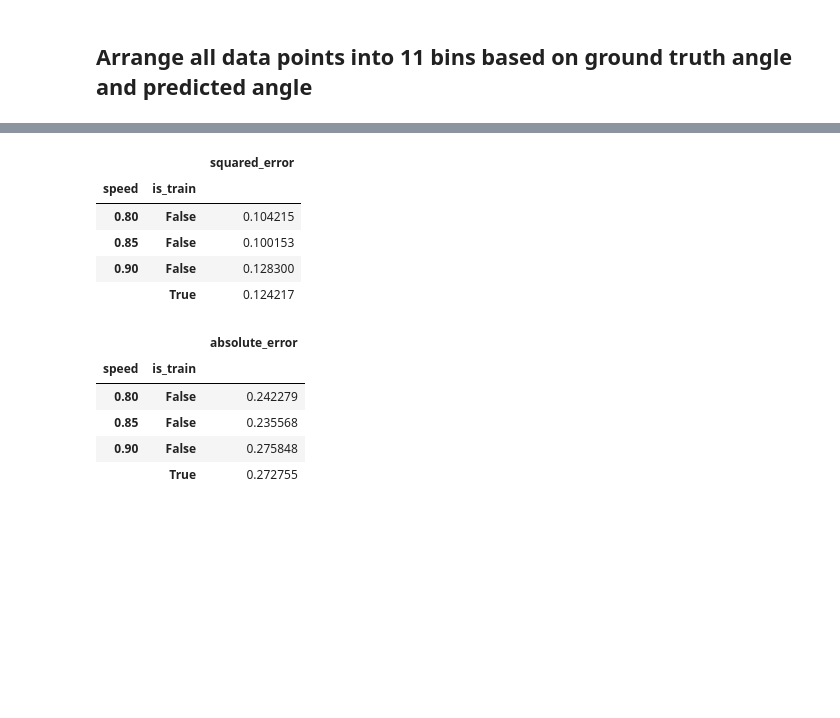
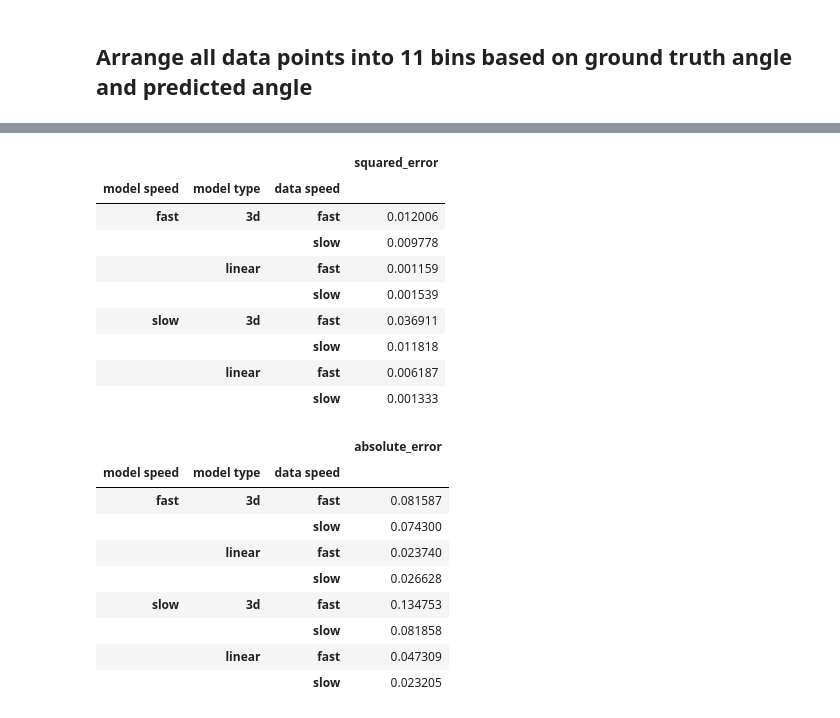
Before and after one commit to kristjanr/dat-sci-master-thesis, a Jupyter notebook: LossWithinAngleRanges.ipynb, the cells around one changed output, grey strips where cells are left out. Cells and saved outputs as stored; diff of their text form; code cells hidden in the pictures; blank space fills up the shorter version.

```diff
--- a/LossWithinAngleRanges.ipynb
+++ b/LossWithinAngleRanges.ipynb
@@ -8,9 +8,7 @@ This notebook puts the losses to angle range bins and compares the average losse
 ## Load data
 # %%
 import pandas as pd
-
-df = pd.read_csv('3D-CNN-model-results.csv.gz')
-
+df = pd.read_csv('gt_and_preds.csv.gz', index_col=0)
 df.info()
 # %% [output]
 <class 'pandas.core.frame.DataFrame'>
@@ -106,0 +41,3 @@ df[(df.direction == 'CC') & (df.is_train == True)].groupby(['speed']).mean()
+# %%
+grouping_features = ['model speed', 'model type', 'data speed']
+df.groupby(grouping_features).mean()
@@ -107,18 +55,26 @@ df[(df.direction == 'CC') & (df.is_train == True)].groupby(['speed']).mean()
 # %%
-df[(df.direction == 'CC')].groupby(['speed', 'is_train']).mean()[['squared_error']]
+df.groupby(grouping_features).mean()[['squared_error']]
 # %% [output]
-|  |  | squared_error |
-| speed | is_train |  |
-| 0.80 | False | 0.104215 |
-| 0.85 | False | 0.100153 |
-| 0.90 | False | 0.128300 |
-|  | True | 0.124217 |
+|  |  |  | squared_error |
+| model speed | model type | data speed |  |
+| fast | 3d | fast | 0.012006 |
+|  |  | slow | 0.009778 |
+|  | linear | fast | 0.001159 |
+|  |  | slow | 0.001539 |
+| slow | 3d | fast | 0.036911 |
+|  |  | slow | 0.011818 |
+|  | linear | fast | 0.006187 |
+|  |  | slow | 0.001333 |
 # %%
-df[(df.direction == 'CC')].groupby(['speed', 'is_train']).mean()[['absolute_error']]
+df.groupby(grouping_features).mean()[['absolute_error']]
 # %% [output]
-|  |  | absolute_error |
-| speed | is_train |  |
-| 0.80 | False | 0.242279 |
-| 0.85 | False | 0.235568 |
-| 0.90 | False | 0.275848 |
-|  | True | 0.272755 |
+|  |  |  | absolute_error |
+| model speed | model type | data speed |  |
+| fast | 3d | fast | 0.081587 |
+|  |  | slow | 0.074300 |
+|  | linear | fast | 0.023740 |
+|  |  | slow | 0.026628 |
+| slow | 3d | fast | 0.134753 |
+|  |  | slow | 0.081858 |
+|  | linear | fast | 0.047309 |
+|  |  | slow | 0.023205 |
```
Also changed, not shown: parts of 20 cells of this notebook, 5 other files.
